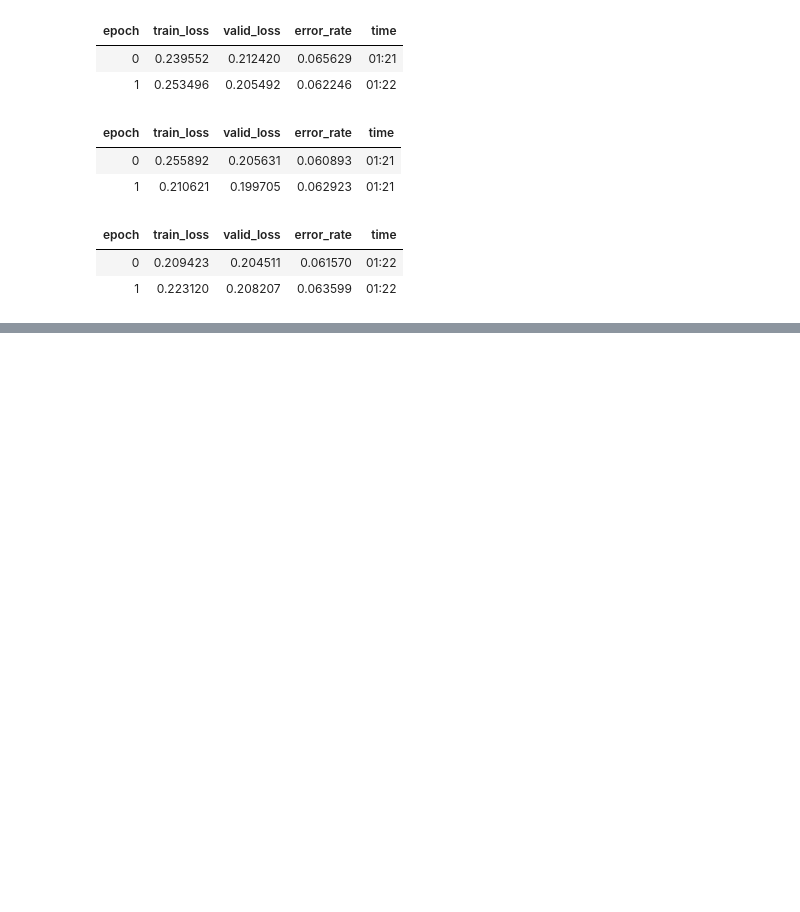
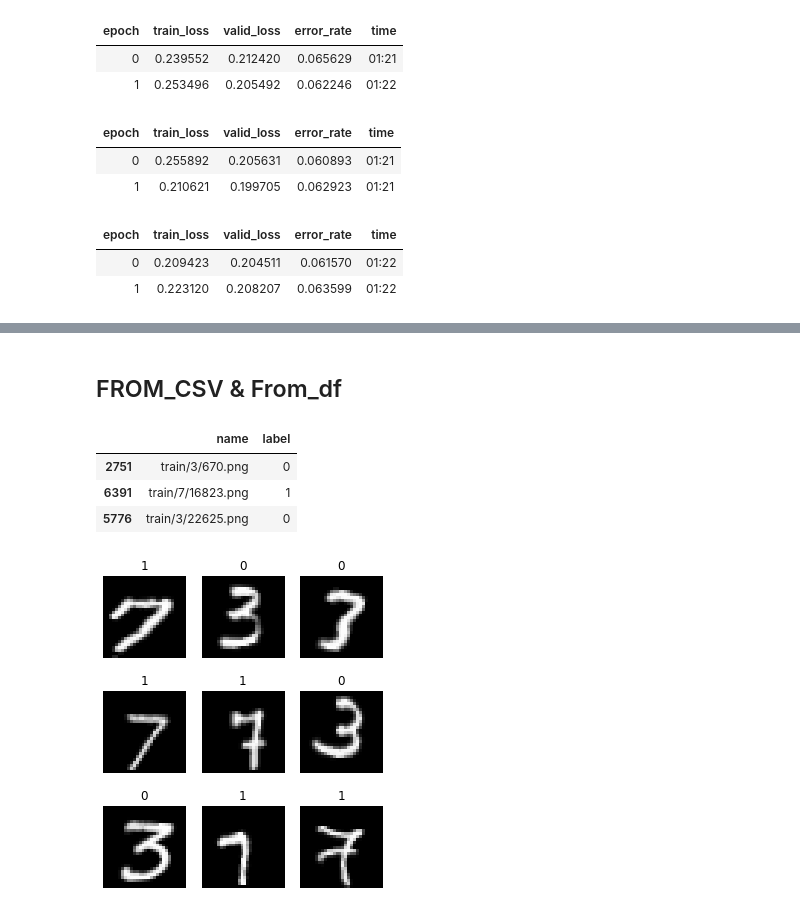
Before and after one commit to binliu0630/FASTAI_V2, a Jupyter notebook: Lesson_1_what's_your_pet.ipynb, the cells around one changed output, grey strips where cells are left out. Drawn from its saved outputs; the diff is of its cells as text; code cells hidden in the pictures; blank space fills up the shorter version.

```diff
--- a/Lesson_1_what's_your_pet.ipynb
+++ b/Lesson_1_what's_your_pet.ipynb
@@ -220,0 +250,15 @@ learn.fit_one_cycle(2, lr_max=slice(1e-6, 1e-4))
+# %% [markdown]
+## FROM_CSV & From_df
+# %%
+df = pd.read_csv(path/'labels.csv')
+df.sample(3)
+# %% [output]
+|  | name | label |
+| 2751 | train/3/670.png | 0 |
+| 6391 | train/7/16823.png | 1 |
+| 5776 | train/3/22625.png | 0 |
+# %%
+dls = ImageDataLoaders.from_csv(path, csv_fname='labels.csv', batch_tfms=tfms, size=28, bs=bs)
+dls.show_batch(max_n=9, figsize=(5,6))
+# %% [output]
+[figure, added]
```
Also changed, not shown: parts of 18 cells of this notebook.
